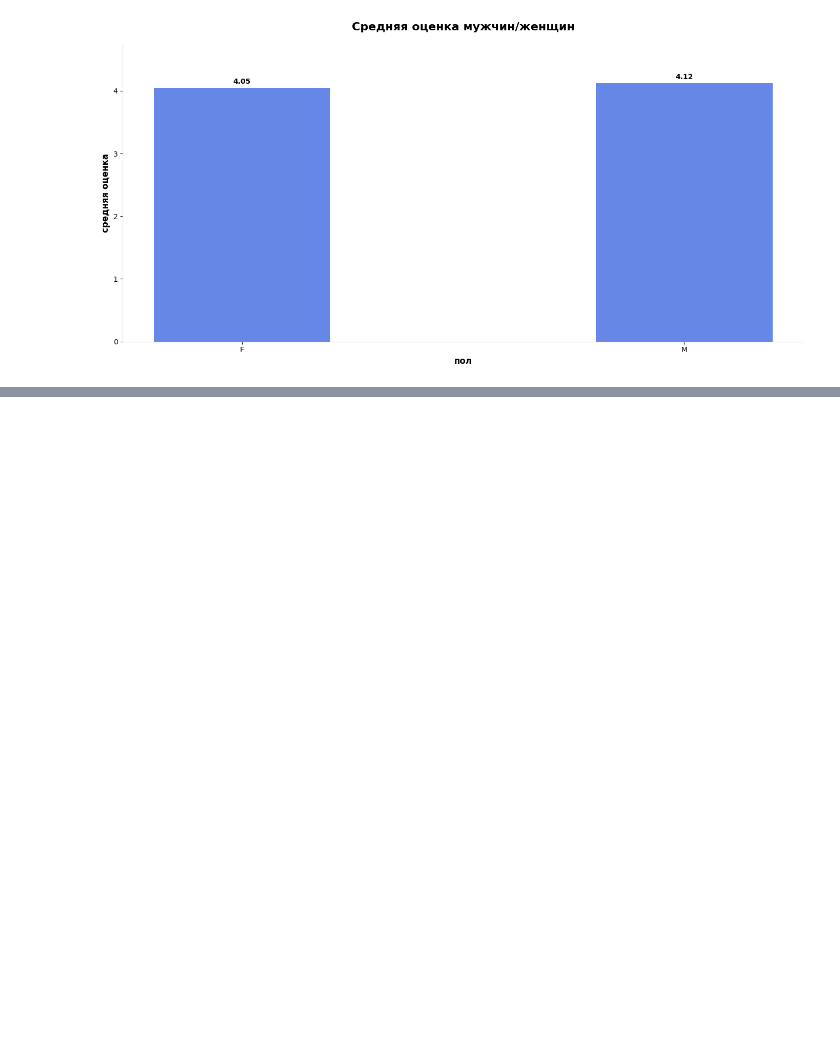
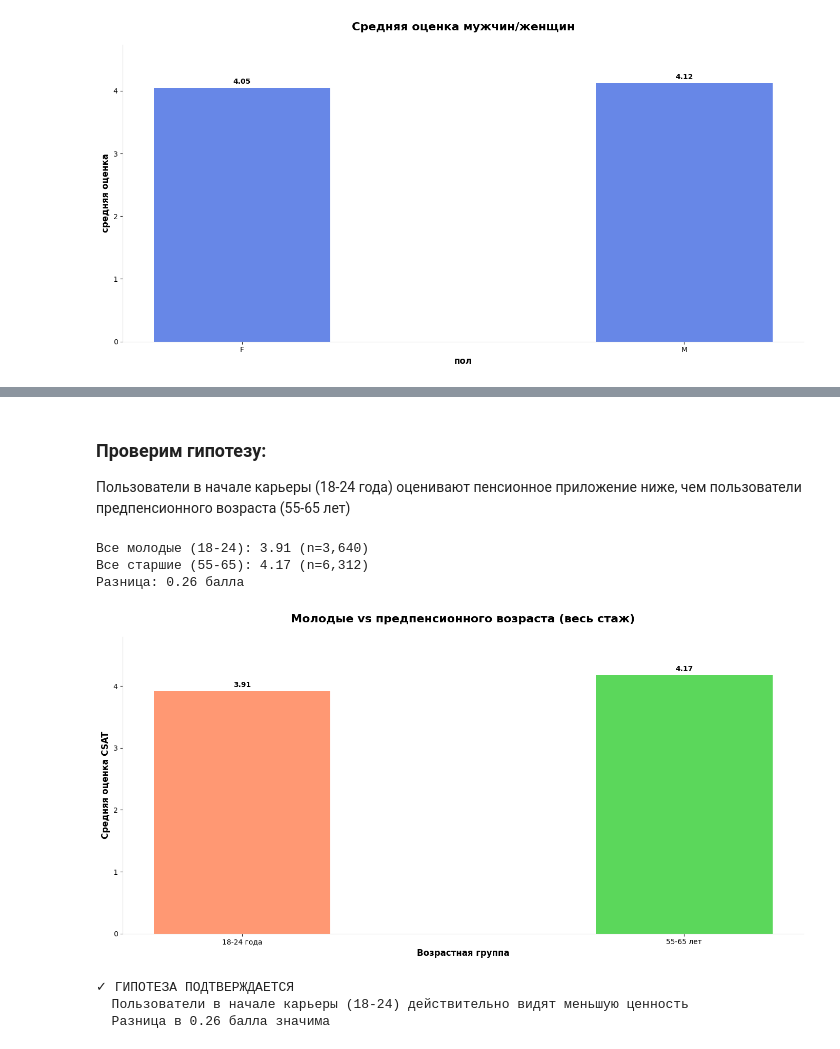
Before and after one commit to katePPkate/Project_Practicum_2025, a Jupyter notebook: Checkpoint1_20_Ваганов_Валова_Волык.ipynb, the cells around one changed output, grey strips where cells are left out. Drawn from its saved outputs; the diff is of its cells as text; code cells hidden in the pictures; blank space fills up the shorter version.

Commit message:
Финальная версия анализа: выводы по гипотезам, визуализации

```diff
--- a/Checkpoint1_20_Ваганов_Валова_Волык.ipynb
+++ b/Checkpoint1_20_Ваганов_Валова_Волык.ipynb
@@ -69,4 +69,4 @@ df["survey_creation_dt"] = pd.to_datetime(df["survey_creation_dt"])
 df["survey_response_dt"] = pd.to_datetime(df["survey_response_dt"])
 
 # выделяю только числовую часть id
-df["user_id"] = df["user_id"].str[-5:].astype(int)
+df["user_id"] = df["user_id"].astype(str).str[-5:].astype(int)
@@ -382,0 +392,41 @@ make_bar_plot(
+# %% [markdown]
+### Проверим гипотезу:
+
+Пользователи в начале карьеры (18-24 года) оценивают пенсионное приложение ниже, чем пользователи предпенсионного возраста (55-65 лет)
+# %%
+# Просто сравниваем всех молодых vs всех старших
+all_young = df[df["age"] == "18-24"]["csat_level"].mean()
+all_old = df[df["age"] == "55-65"]["csat_level"].mean()
+
+print(f"Все молодые (18-24): {all_young:.2f} (n={len(df[df['age']=='18-24']):,})")
+print(f"Все старшие (55-65): {all_old:.2f} (n={len(df[df['age']=='55-65']):,})")
+print(f"Разница: {all_old - all_young:.2f} балла")
+
+# Визуализация
+make_bar_plot(
+    ["18-24 года", "55-65 лет"],
+    [all_young, all_old],
+    "Возрастная группа",
+    "Средняя оценка CSAT",
+    "Молодые vs предпенсионного возраста (весь стаж)",
+    color=["coral", "limegreen"],
+    show_values=True,
+)
+
+# Статистическая проверка
+if all_old - all_young > 0.15:  # Значимая разница
+    print("\n✓ ГИПОТЕЗА ПОДТВЕРЖДАЕТСЯ")
+    print(
+        f"  Пользователи в начале карьеры (18-24) действительно видят меньшую ценность"
+    )
+    print(f"  Разница в {all_old - all_young:.2f} балла значима")
+else:
+    print("\n✗ ГИПОТЕЗА НЕ ПОДТВЕРЖДАЕТСЯ")
+# %% [output]
+Все молодые (18-24): 3.91 (n=3,640)
+Все старшие (55-65): 4.17 (n=6,312)
+Разница: 0.26 балла
+[figure, added]
+✓ ГИПОТЕЗА ПОДТВЕРЖДАЕТСЯ
+  Пользователи в начале карьеры (18-24) действительно видят меньшую ценность
+  Разница в 0.26 балла значима
```
Also changed, not shown: parts of 10 cells of this notebook.
